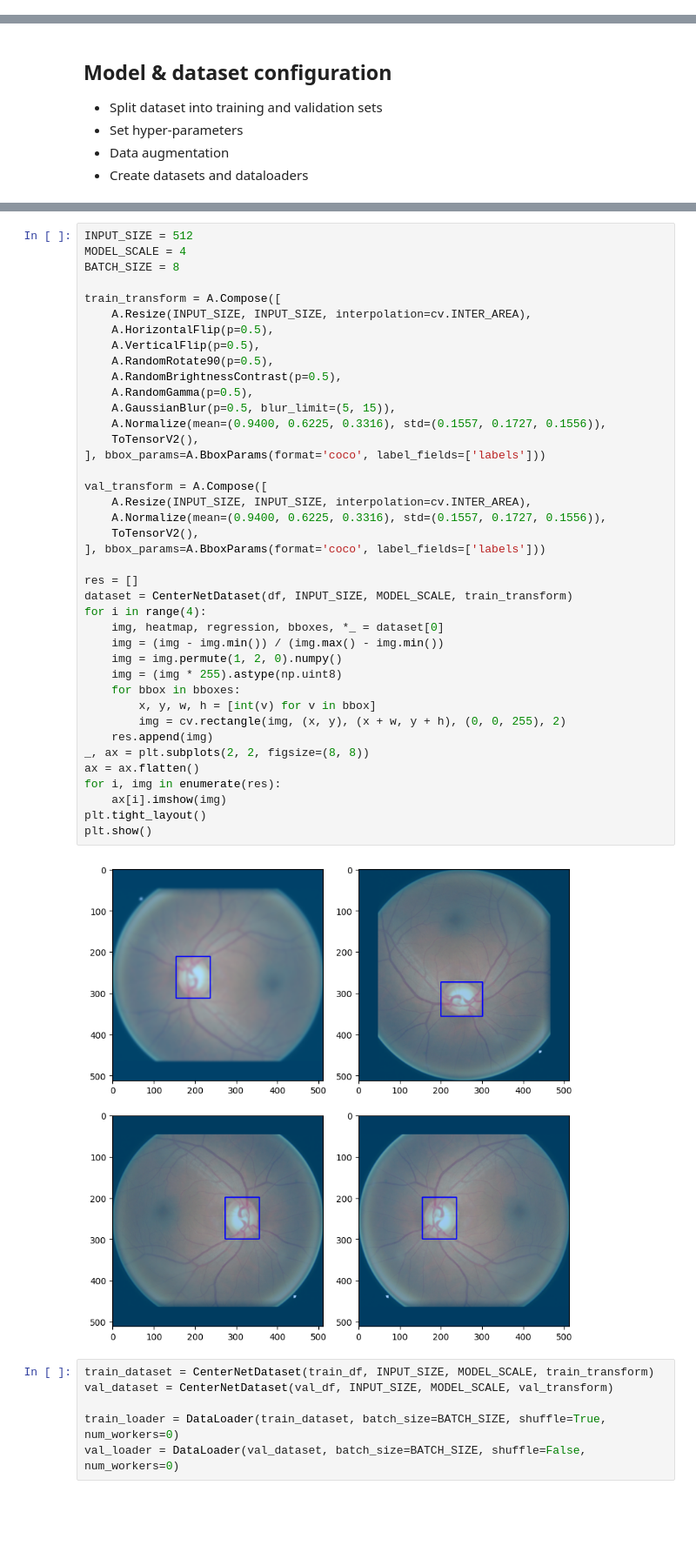
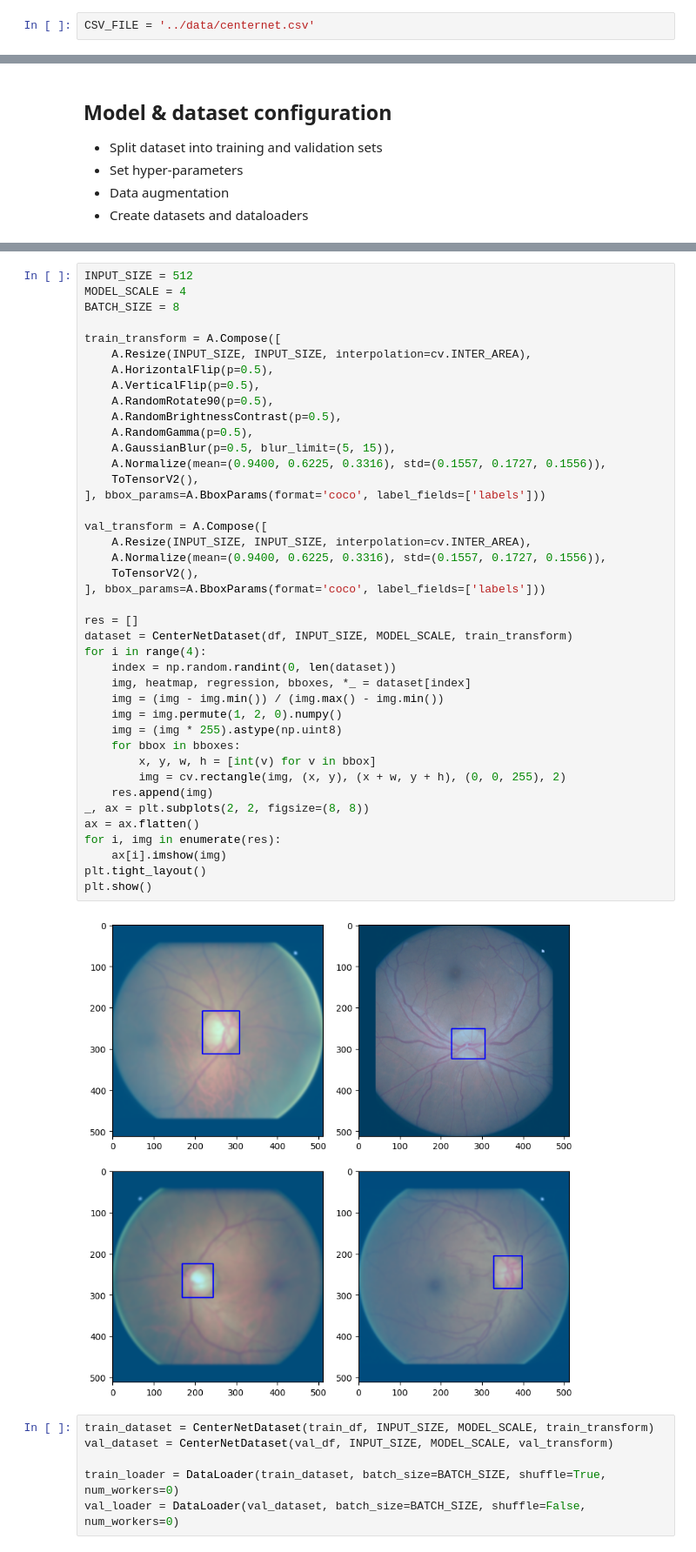
Before and after one commit to AkosKappel/DP-GlaucomaSegmentation, a Jupyter notebook: notebooks/centernet.ipynb, the cells around one changed output, grey strips where cells are left out. Shown at 87% size. Cells and saved outputs as stored; diff of their text form; blank space fills up the shorter version.

Commit message:
dataset logic for mixing data

```diff
--- a/notebooks/centernet.ipynb
+++ b/notebooks/centernet.ipynb
@@ -56,0 +33,2 @@ generate_ground_truth_bbox_csv(
+# %%
+CSV_FILE = '../data/centernet.csv'
@@ -89,35 +84,36 @@ train_transform = A.Compose([
     A.RandomBrightnessContrast(p=0.5),
     A.RandomGamma(p=0.5),
     A.GaussianBlur(p=0.5, blur_limit=(5, 15)),
     A.Normalize(mean=(0.9400, 0.6225, 0.3316), std=(0.1557, 0.1727, 0.1556)),
     ToTensorV2(),
 ], bbox_params=A.BboxParams(format='coco', label_fields=['labels']))
 
 val_transform = A.Compose([
     A.Resize(INPUT_SIZE, INPUT_SIZE, interpolation=cv.INTER_AREA),
     A.Normalize(mean=(0.9400, 0.6225, 0.3316), std=(0.1557, 0.1727, 0.1556)),
     ToTensorV2(),
 ], bbox_params=A.BboxParams(format='coco', label_fields=['labels']))
 
 res = []
 dataset = CenterNetDataset(df, INPUT_SIZE, MODEL_SCALE, train_transform)
 for i in range(4):
-    img, heatmap, regression, bboxes, *_ = dataset[0]
+    index = np.random.randint(0, len(dataset))
+    img, heatmap, regression, bboxes, *_ = dataset[index]
     img = (img - img.min()) / (img.max() - img.min())
     img = img.permute(1, 2, 0).numpy()
     img = (img * 255).astype(np.uint8)
     for bbox in bboxes:
         x, y, w, h = [int(v) for v in bbox]
         img = cv.rectangle(img, (x, y), (x + w, y + h), (0, 0, 255), 2)
     res.append(img)
 _, ax = plt.subplots(2, 2, figsize=(8, 8))
 ax = ax.flatten()
 for i, img in enumerate(res):
     ax[i].imshow(img)
 plt.tight_layout()
 plt.show()
 # %% [output]
-[figure, old version]
+[figure, new version]
 # %%
 train_dataset = CenterNetDataset(train_df, INPUT_SIZE, MODEL_SCALE, train_transform)
 val_dataset = CenterNetDataset(val_df, INPUT_SIZE, MODEL_SCALE, val_transform)
```
Also changed, not shown: parts of 6 cells of this notebook, 9 other files.
